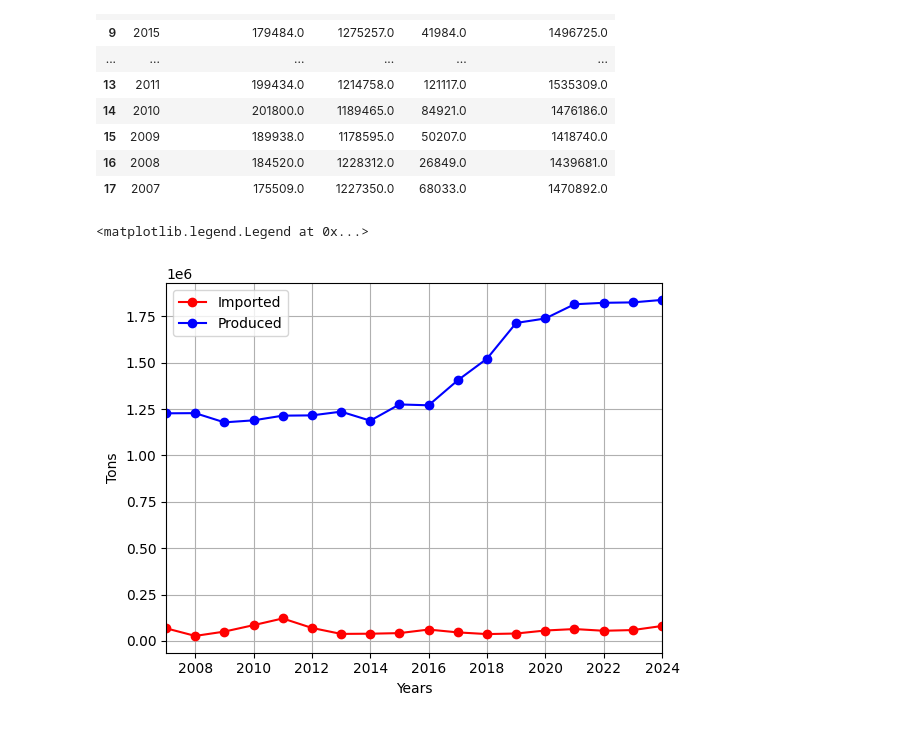
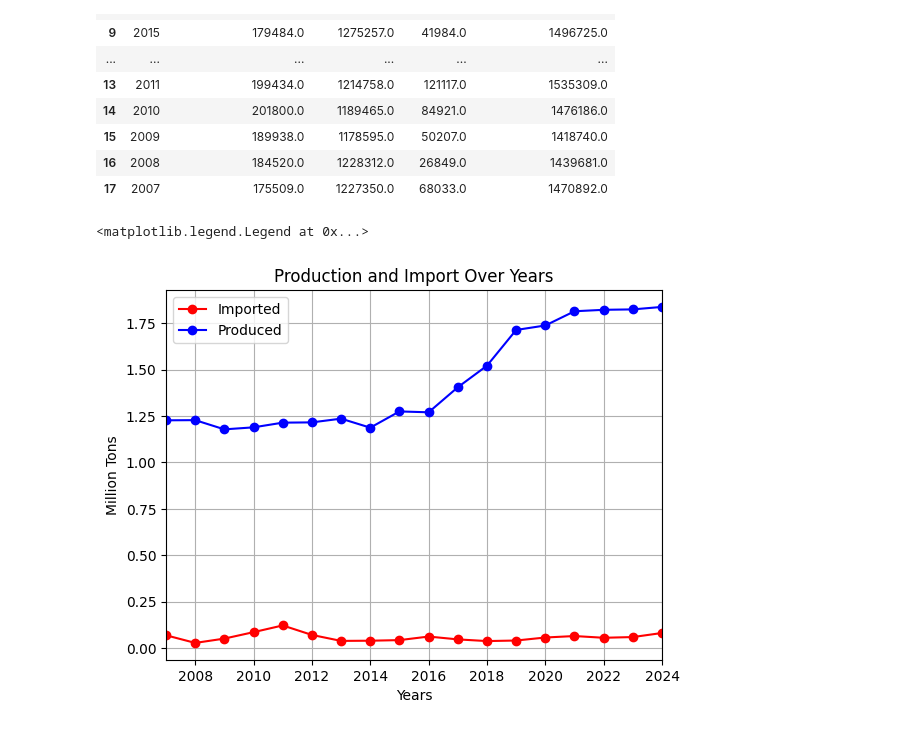
Before and after one commit to sananasgrv/idda-dataset-visualization-, a Jupyter notebook: core_base.ipynb, the cells around one changed output. Drawn from its saved outputs; the diff is of its cells as text; code cells hidden in the pictures.

```diff
--- a/core_base.ipynb
+++ b/core_base.ipynb
@@ -47,16 +45,17 @@ df
 # %%
 #Line chart
 import matplotlib.pyplot as plt
 plt.style.use("default")
 plt.figure(figsize=(6.4, 4.8))
 plt.grid(True)
-plt.plot(df["Year"], df["İdxal (ton)"], marker='o', color='red', label="Imported")
-plt.plot(df["Year"], df["İstehsal (ton)"], marker='o', color='blue', label="Produced")
+plt.title("Production and Import Over Years")
+plt.plot(df["Year"], df["İdxal (ton)"]/1000000, marker='o', color='red', label="Imported")
+plt.plot(df["Year"], df["İstehsal (ton)"]/1000000, marker='o', color='blue', label="Produced")
 plt.xlabel("Years")
 plt.xlim(df["Year"].min(), df["Year"].max())
-plt.ylabel("Tons")
+plt.ylabel("Million Tons")
 # plt.ylim(df["Tons"].min(), df["Tons"].max())
 plt.legend(loc='upper left')
 # %% [output]
 <matplotlib.legend.Legend at 0x...>
-[figure, old version]
+[figure, new version]
```
Also changed, not shown: parts of 1 cell of this notebook.
